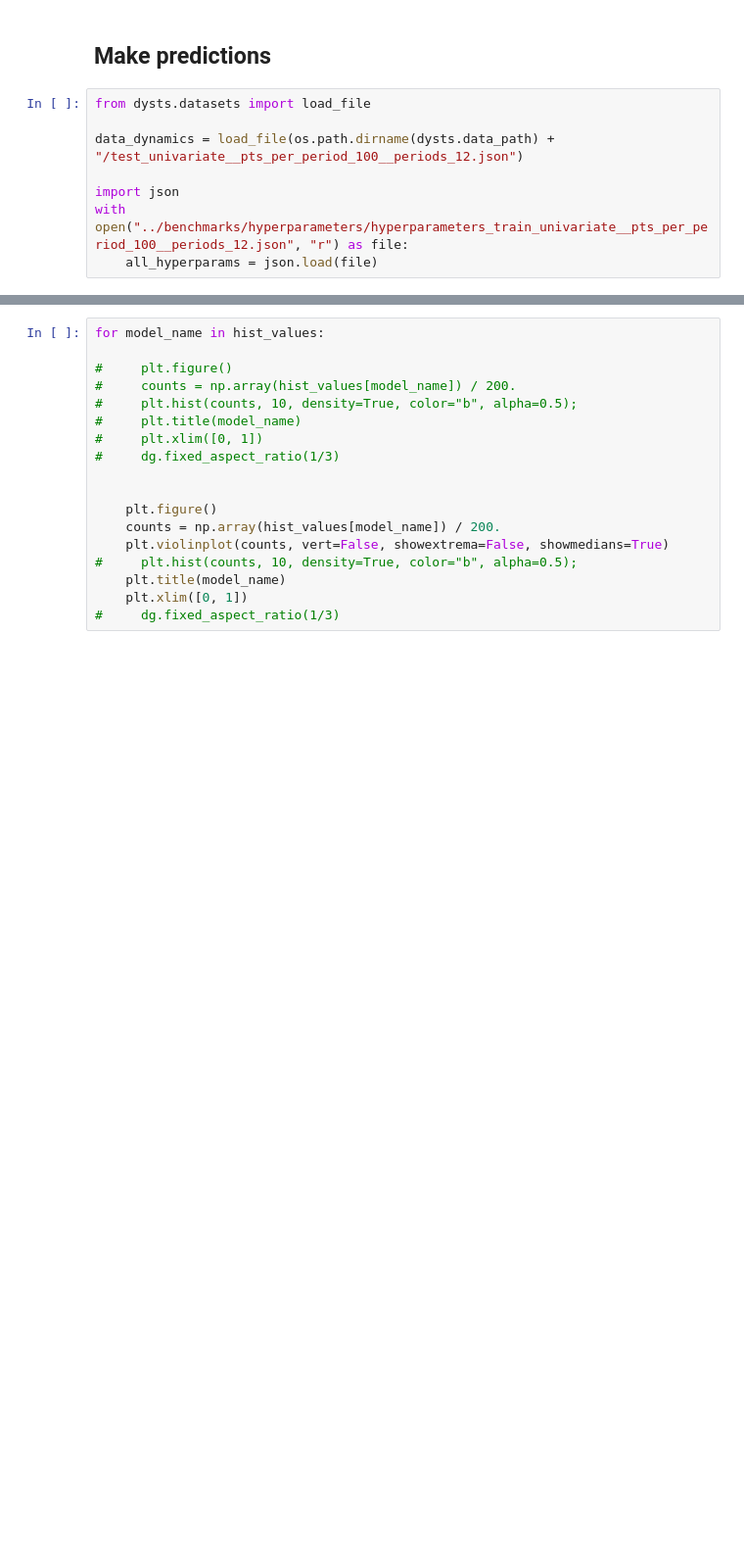
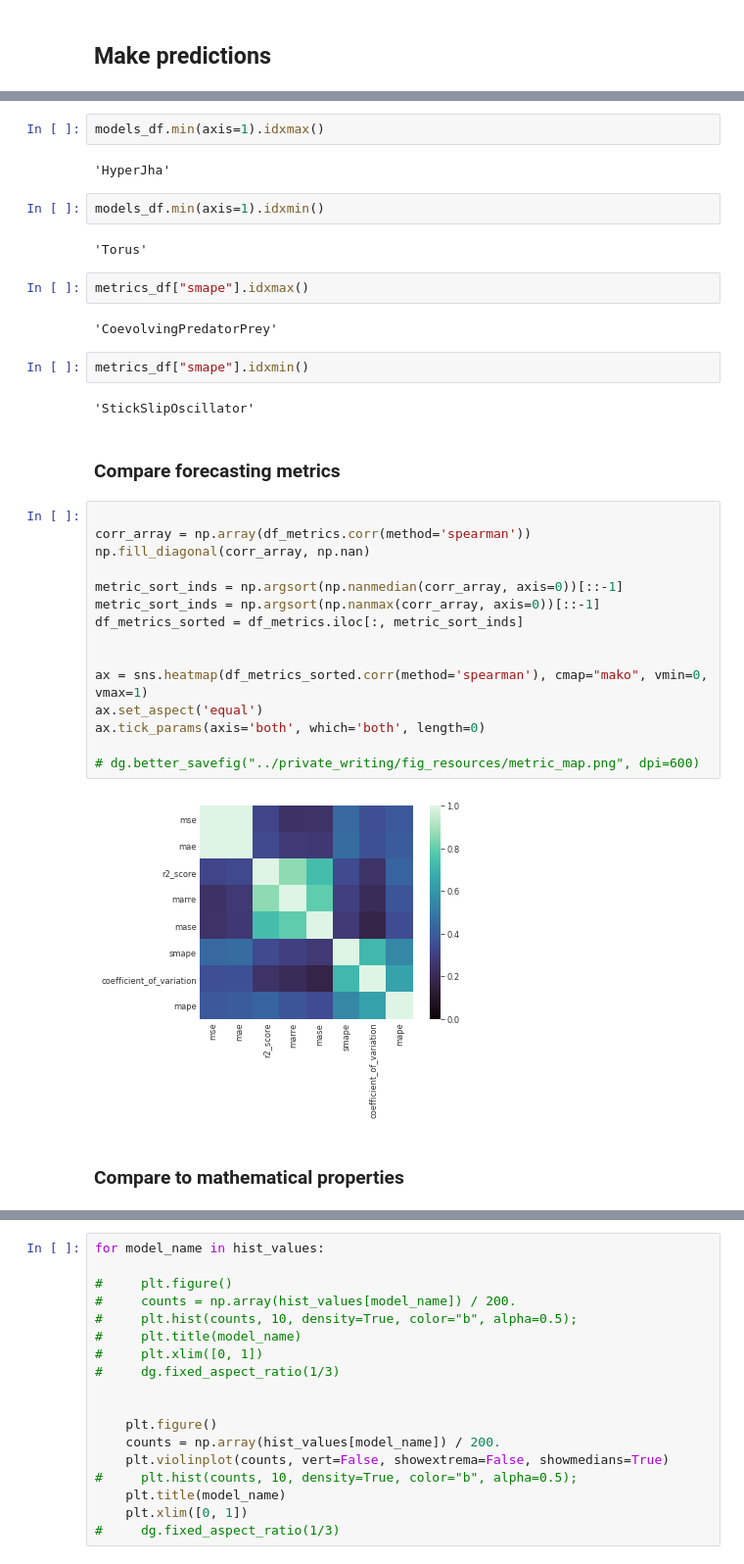
Before and after one commit to williamgilpin/dysts, a Jupyter notebook: benchmarks/forecasting_benchmarks.ipynb, the cells around one changed output, grey strips where cells are left out. Shown at 98% size. Drawn from its saved outputs; the diff is of its cells as text; blank space fills up the shorter version.

```diff
--- a/benchmarks/forecasting_benchmarks.ipynb
+++ b/benchmarks/forecasting_benchmarks.ipynb
@@ -45,11 +49,3 @@ python3 compute_benchmarks.py
 Process is terminated.
 # %% [markdown]
 ## Make predictions
-# %%
-from dysts.datasets import load_file
-
-data_dynamics = load_file(os.path.dirname(dysts.data_path) + "/test_univariate__pts_per_period_100__periods_12.json")
-
-import json
-with open("../benchmarks/hyperparameters/hyperparameters_train_univariate__pts_per_period_100__periods_12.json", "r") as file:
-    all_hyperparams = json.load(file)
@@ -269,0 +212,37 @@ sorted(iterable, /, *, key=None, reverse=False)
+# %%
+models_df.min(axis=1).idxmax()
+# %% [output]
+'HyperJha'
+# %%
+models_df.min(axis=1).idxmin()
+# %% [output]
+'Torus'
+# %%
+metrics_df["smape"].idxmax()
+# %% [output]
+'CoevolvingPredatorPrey'
+# %%
+metrics_df["smape"].idxmin()
+# %% [output]
+'StickSlipOscillator'
+# %% [markdown]
+### Compare forecasting metrics
+# %%
+
+corr_array = np.array(df_metrics.corr(method='spearman'))
+np.fill_diagonal(corr_array, np.nan)
+
+metric_sort_inds = np.argsort(np.nanmedian(corr_array, axis=0))[::-1]
+metric_sort_inds = np.argsort(np.nanmax(corr_array, axis=0))[::-1]
+df_metrics_sorted = df_metrics.iloc[:, metric_sort_inds]
+
+
+ax = sns.heatmap(df_metrics_sorted.corr(method='spearman'), cmap="mako", vmin=0, vmax=1)
+ax.set_aspect('equal')
+ax.tick_params(axis='both', which='both', length=0)
+
+# dg.better_savefig("../private_writing/fig_resources/metric_map.png", dpi=600)
+# %% [output]
+[figure, added]
+# %% [markdown]
+### Compare to mathematical properties
```
Also changed, not shown: parts of 66 cells of this notebook, 6 other files.
